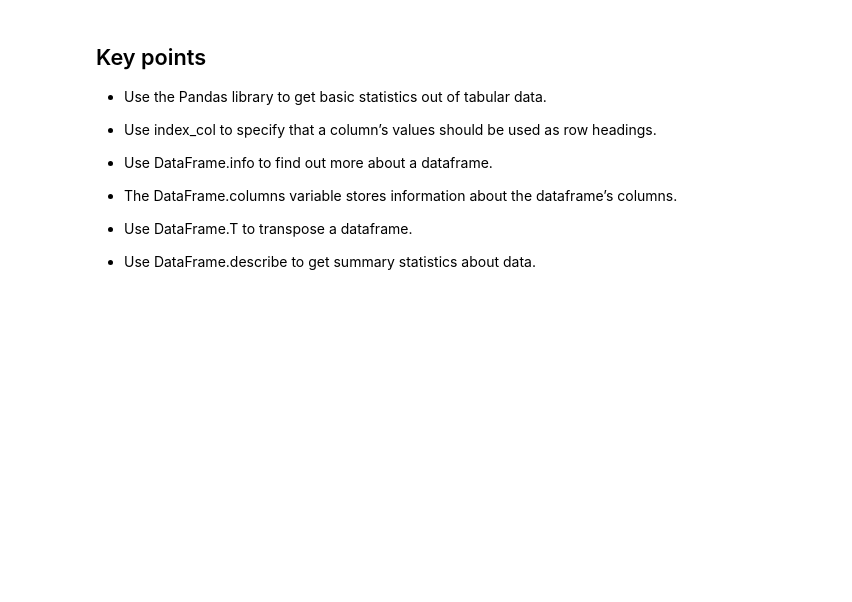
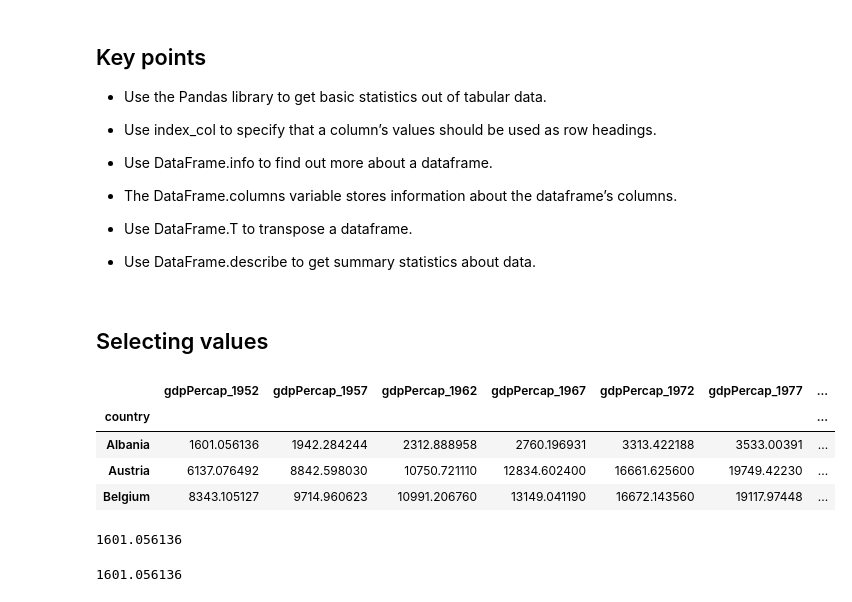
Before and after one commit to scimaksim/EDSP, a Jupyter notebook: pandas_practice.ipynb, the cells around one changed output. Drawn from its saved outputs; the diff is of its cells as text; code cells hidden in the pictures; blank space fills up the shorter version.

```diff
--- a/pandas_practice.ipynb
+++ b/pandas_practice.ipynb
@@ -186,3 +188,24 @@ americas.to_csv("processed.csv")
 * Use DataFrame.T to transpose a dataframe.
 
 * Use DataFrame.describe to get summary statistics about data.
+# %% [markdown]
+## Selecting values
+# %%
+data = pd.read_csv('data/gapminder_gdp_europe.csv', index_col='country')
+data.head(3)
+# %% [output]
+|  | gdpPercap_1952 | gdpPercap_1957 | gdpPercap_1962 | gdpPercap_1967 | gdpPercap_1972 | gdpPercap_1977 | ... |
+| country |  |  |  |  |  |  | ... |
+| Albania | 1601.056136 | 1942.284244 | 2312.888958 | 2760.196931 | 3313.422188 | 3533.00391 | ... |
+| Austria | 6137.076492 | 8842.598030 | 10750.721110 | 12834.602400 | 16661.625600 | 19749.42230 | ... |
+| Belgium | 8343.105127 | 9714.960623 | 10991.206760 | 13149.041190 | 16672.143560 | 19117.97448 | ... |
+# %%
+# Use DataFrame.iloc[..., ...] to select values by their (entry) position
+data.iloc[0, 0]
+# %% [output]
+1601.056136
+# %%
+# Use DataFrame.loc[..., ...] to select values by their (entry) label.
+data.loc["Albania", "gdpPercap_1952"]
+# %% [output]
+1601.056136
```
Also changed, not shown: parts of 27 cells of this notebook, 2 other files.
